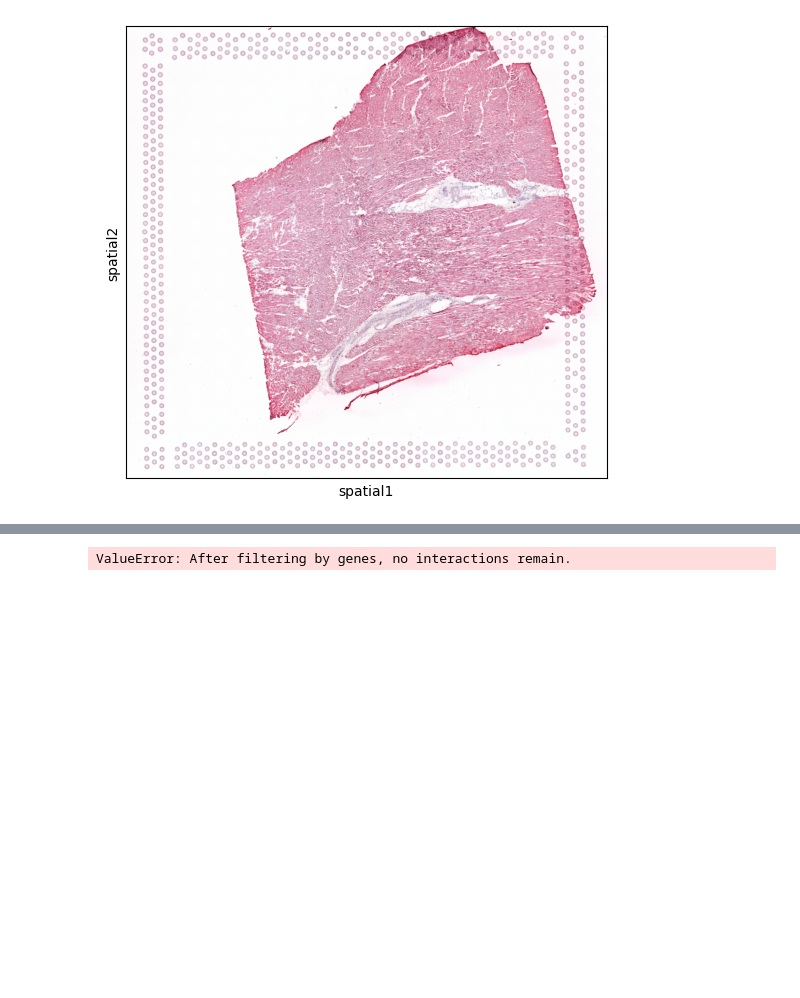
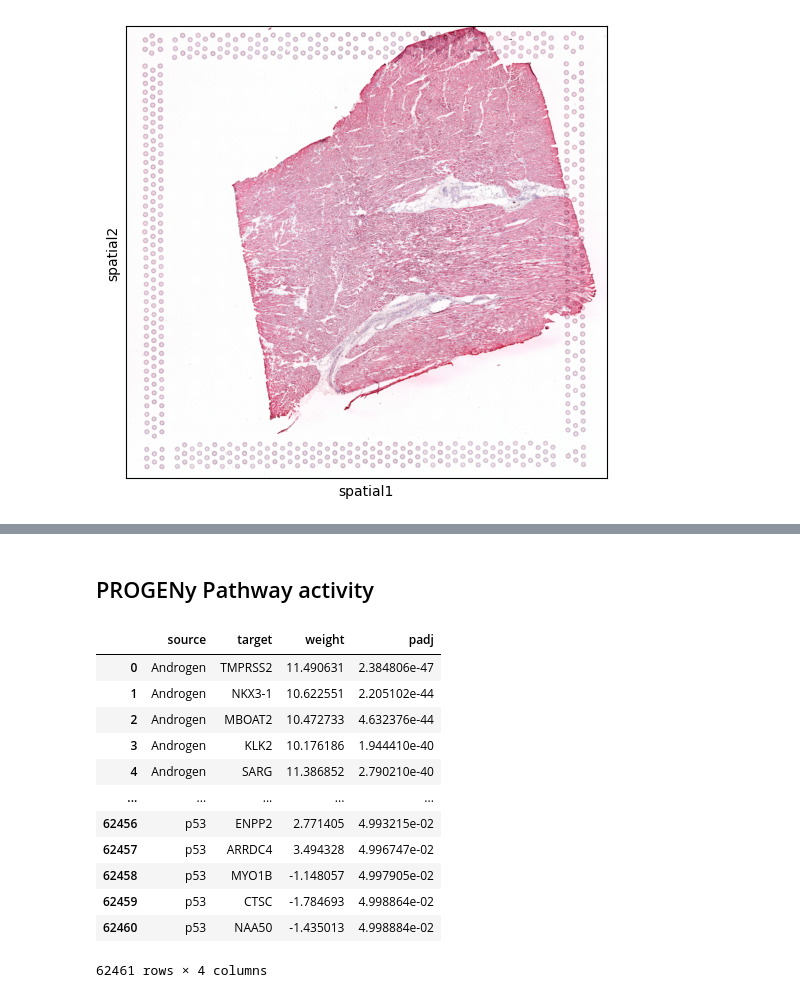
Before and after one commit to sychen9584/mi-heart, a Jupyter notebook: notebooks/spatial/spatial_ctrl_p7_exploration.ipynb, the cells around one changed output, grey strips where cells are left out. Cells and saved outputs as stored; diff of their text form; code cells hidden in the pictures; blank space fills up the shorter version.

```diff
--- a/notebooks/spatial/spatial_ctrl_p7_exploration.ipynb
+++ b/notebooks/spatial/spatial_ctrl_p7_exploration.ipynb
@@ -140,8 +115,2 @@ adata.var
-# %%
-sq.gr.ligrec(
-    adata,
-    n_perms=100,
-    cluster_key="cell_type_original",
-)
-# %% [output]
-ValueError: After filtering by genes, no interactions remain.
+# %% [markdown]
+## PROGENy Pathway activity
@@ -147,0 +119,17 @@ ValueError: After filtering by genes, no interactions remain.
+# %%
+progeny = dc.op.progeny(organism="human")
+progeny
+# %% [output]
+|  | source | target | weight | padj |
+| 0 | Androgen | TMPRSS2 | 11.490631 | 2.384806e-47 |
+| 1 | Androgen | NKX3-1 | 10.622551 | 2.205102e-44 |
+| 2 | Androgen | MBOAT2 | 10.472733 | 4.632376e-44 |
+| 3 | Androgen | KLK2 | 10.176186 | 1.944410e-40 |
+| 4 | Androgen | SARG | 11.386852 | 2.790210e-40 |
+| ... | ... | ... | ... | ... |
+| 62456 | p53 | ENPP2 | 2.771405 | 4.993215e-02 |
+| 62457 | p53 | ARRDC4 | 3.494328 | 4.996747e-02 |
+| 62458 | p53 | MYO1B | -1.148057 | 4.997905e-02 |
+| 62459 | p53 | CTSC | -1.784693 | 4.998864e-02 |
+| 62460 | p53 | NAA50 | -1.435013 | 4.998884e-02 |
+62461 rows × 4 columns
```
Also changed, not shown: parts of 19 cells of this notebook, 5 other files.
